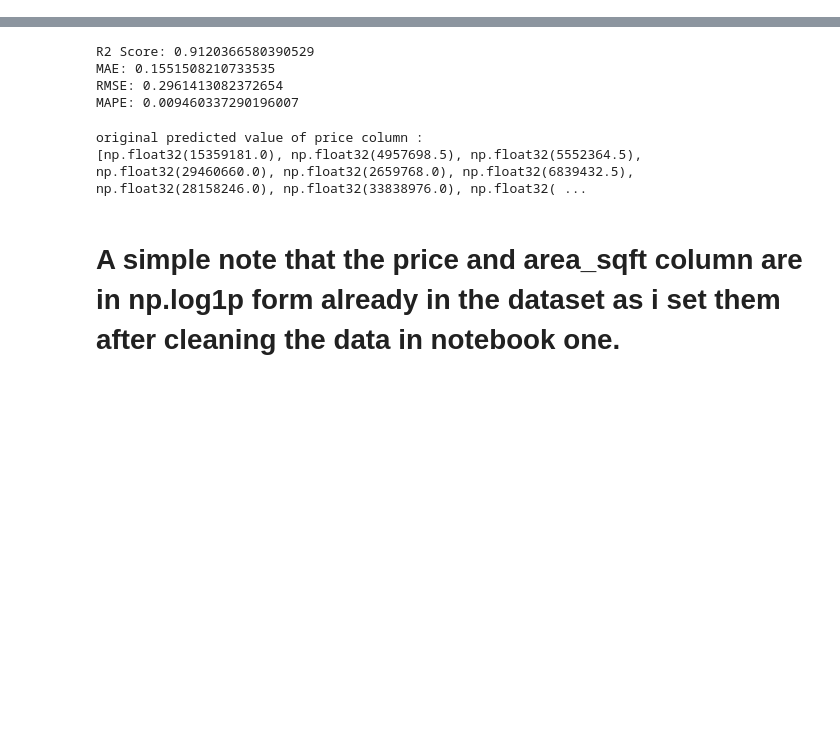
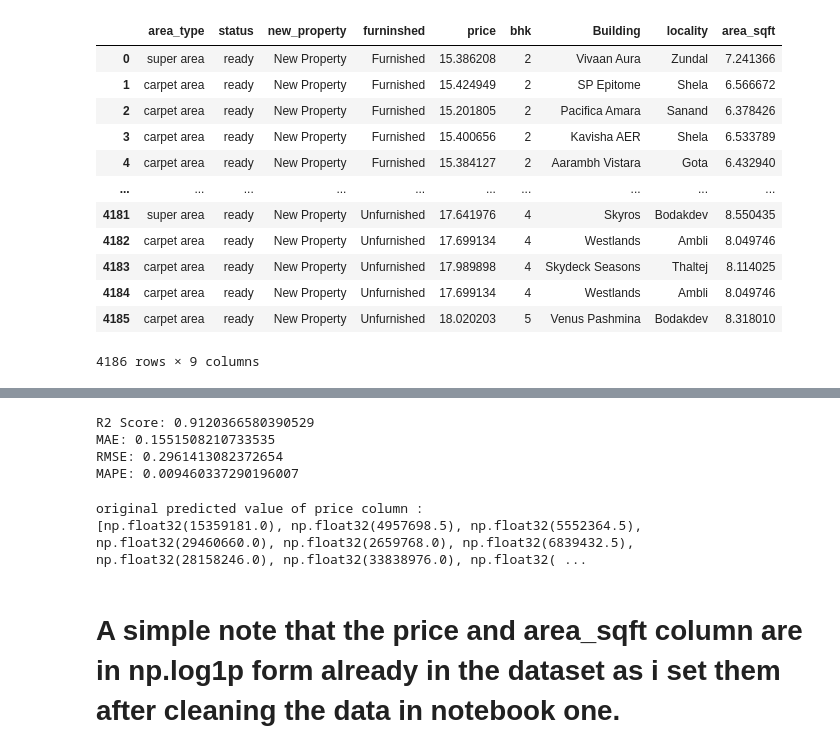
Before and after one commit to bunny-ml/Ahmedabad-Flat-Price-, a Jupyter notebook: notebooks/02_modeling.ipynb, the cells around one changed output, grey strips where cells are left out. Drawn from its saved outputs; the diff is of its cells as text; code cells hidden in the pictures; blank space fills up the shorter version.

```diff
--- a/notebooks/02_modeling.ipynb
+++ b/notebooks/02_modeling.ipynb
@@ -9,6 +9,22 @@ from sklearn.metrics import r2_score , mean_absolute_error, mean_squared_error,
 from xgboost import XGBRegressor
 # %%
 df = pd.read_csv('/workspaces/Ahmedabad-Flat-Price-/dataset/cleaned_data.csv')
+# %%
+df
+# %% [output]
+|  | area_type | status | new_property | furninshed | price | bhk | Building | locality | area_sqft |
+| 0 | super area | ready | New Property | Furnished | 15.386208 | 2 | Vivaan Aura | Zundal | 7.241366 |
+| 1 | carpet area | ready | New Property | Furnished | 15.424949 | 2 | SP Epitome | Shela | 6.566672 |
+| 2 | carpet area | ready | New Property | Furnished | 15.201805 | 2 | Pacifica Amara | Sanand | 6.378426 |
+| 3 | carpet area | ready | New Property | Furnished | 15.400656 | 2 | Kavisha AER | Shela | 6.533789 |
+| 4 | carpet area | ready | New Property | Furnished | 15.384127 | 2 | Aarambh Vistara | Gota | 6.432940 |
+| ... | ... | ... | ... | ... | ... | ... | ... | ... | ... |
+| 4181 | super area | ready | New Property | Unfurnished | 17.641976 | 4 | Skyros | Bodakdev | 8.550435 |
+| 4182 | carpet area | ready | New Property | Unfurnished | 17.699134 | 4 | Westlands | Ambli | 8.049746 |
+| 4183 | carpet area | ready | New Property | Unfurnished | 17.989898 | 4 | Skydeck Seasons | Thaltej | 8.114025 |
+| 4184 | carpet area | ready | New Property | Unfurnished | 17.699134 | 4 | Westlands | Ambli | 8.049746 |
+| 4185 | carpet area | ready | New Property | Unfurnished | 18.020203 | 5 | Venus Pashmina | Bodakdev | 8.318010 |
+4186 rows × 9 columns
 # %%
 X = df.drop('price', axis=1)
 Y = df['price']
```
Also changed, not shown: 1 other file.
